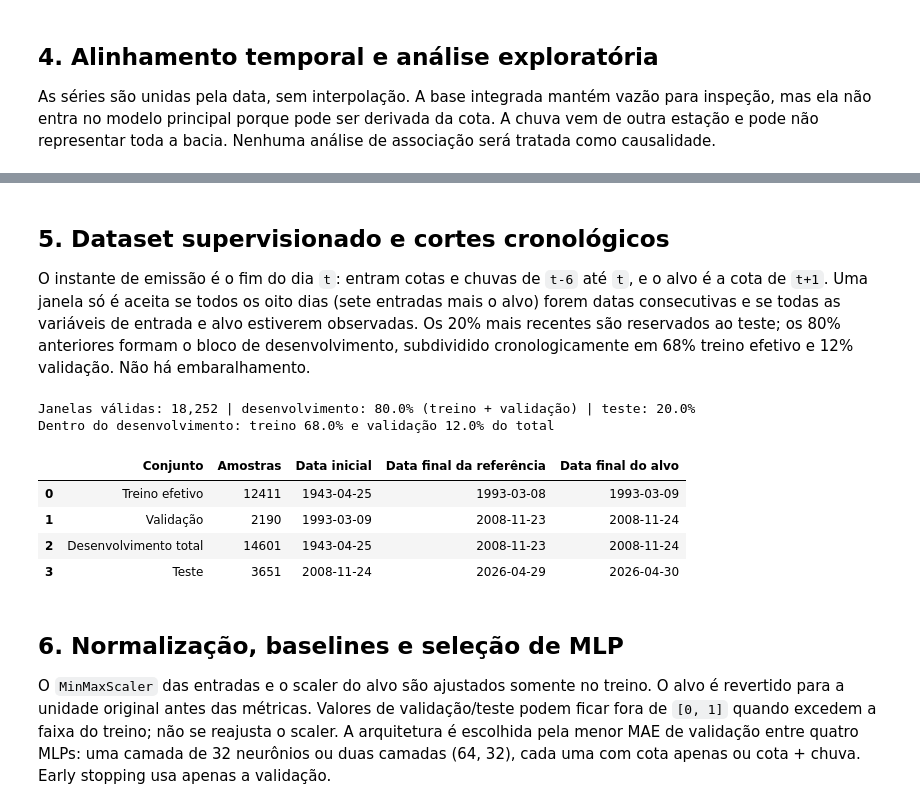
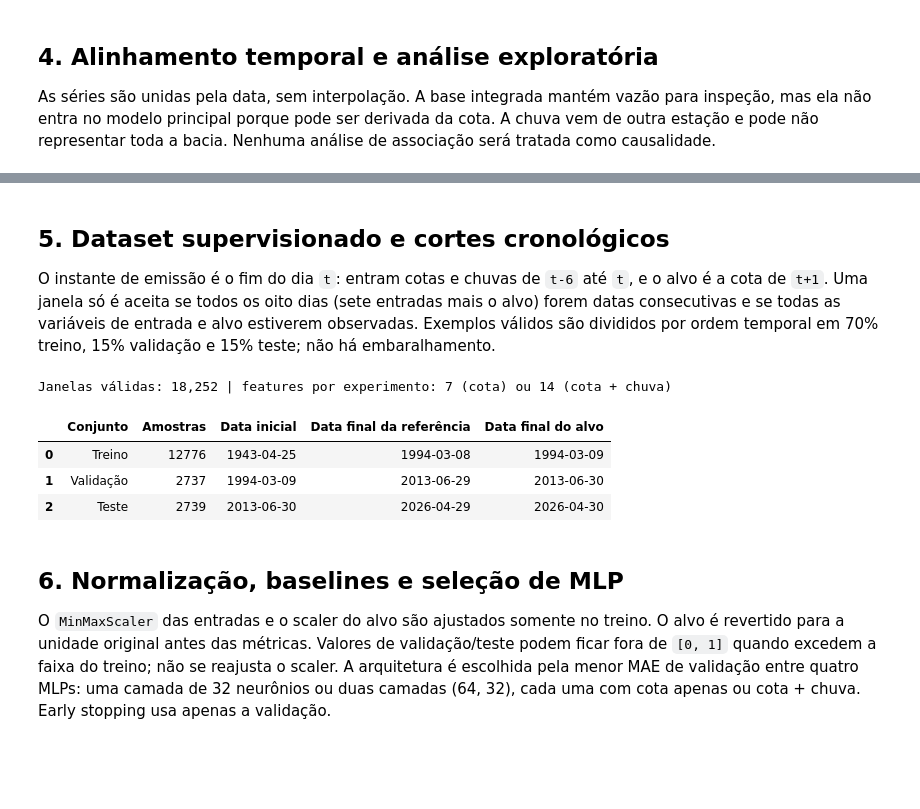
Before and after one commit to PedroMenezes296/RedesNeurais_ANA, a Jupyter notebook: RedesNeurais_ANA/notebooks/analise_redes_neurais.ipynb, the cells around one changed output, grey strips where cells are left out. Drawn from its saved outputs; the diff is of its cells as text; code cells hidden in the pictures; blank space fills up the shorter version.

```diff
--- a/RedesNeurais_ANA/notebooks/analise_redes_neurais.ipynb
+++ b/RedesNeurais_ANA/notebooks/analise_redes_neurais.ipynb
@@ -87,12 +88,11 @@ for nome, caminho in ARQUIVOS.items():
     coluna_valor = {"Cota": "Cota01", "Vazao": "Vazao01", "Chuva": "Chuva01"}[nome]
     if "Data" not in tabela or coluna_valor not in tabela:
         raise ValueError(f"Esquema inesperado em {caminho.name}; confira cabeçalho e colunas.")
-    datas_validas = pd.to_datetime(tabela["Data"], dayfirst=True, errors="coerce")
     auditoria_arquivos.append({
         "Série": nome, "Arquivo": caminho.name, "Codificação": codificacao,
         "Linha do cabeçalho": linha_cabecalho, "Linhas mensais": len(tabela),
-        "Colunas": len(tabela.columns), "Primeira data": datas_validas.min(),
-        "Última data": datas_validas.max(),
+        "Colunas": len(tabela.columns), "Primeira data": tabela["Data"].min(),
+        "Última data": tabela["Data"].max(),
     })
 display(pd.DataFrame(auditoria_arquivos))
 print("\nExemplo de registros mensais de cota:")
@@ -154,7 +155,7 @@ def expandir_diario(nome, tabela):
         "Série": nome, "Candidatas diárias com valor": len(longo),
         "Observações reais elegíveis": len(elegivel), "Dias após desempate": len(diaria),
         "Dias com duplicatas elegíveis": dias_com_colisao,
-        "Registros excluídos por status": int(len(longo) - len(elegivel)),
+        "Dias excluídos por status/ausência": int(len(longo) - len(elegivel)),
         "Primeiro dia": diaria.index.min(), "Último dia": diaria.index.max(),
         "Lacunas entre observações": int((diaria.index.to_series().diff().dt.days > 1).sum()),
     }
@@ -222,49 +223,44 @@ Estatísticas da base diária alinhada (sem preencher lacunas):
 # %% [markdown]
 ## 5. Dataset supervisionado e cortes cronológicos
 
-O instante de emissão é o fim do dia `t`: entram cotas e chuvas de `t-6` até `t`, e o alvo é a cota de `t+1`. Uma janela só é aceita se todos os oito dias (sete entradas mais o alvo) forem datas consecutivas e se todas as variáveis de entrada e alvo estiverem observadas. Os 20% mais recentes são reservados ao teste; os 80% anteriores formam o bloco de desenvolvimento, subdividido cronologicamente em 68% treino efetivo e 12% validação. Não há embaralhamento.
+O instante de emissão é o fim do dia `t`: entram cotas e chuvas de `t-6` até `t`, e o alvo é a cota de `t+1`. Uma janela só é aceita se todos os oito dias (sete entradas mais o alvo) forem datas consecutivas e se todas as variáveis de entrada e alvo estiverem observadas. Exemplos válidos são divididos por ordem temporal em 70% treino, 15% validação e 15% teste; não há embaralhamento.
 # %%
 calendario = pd.date_range(base.index.min(), base.index.max(), freq="D", name="Data")
 diaria = base.reindex(calendario)
 supervisionado = pd.DataFrame(index=calendario)
 for lag in range(6, -1, -1):
     supervisionado[f"cota_t_menos_{lag}"] = diaria["Cota"].shift(lag)
     supervisionado[f"chuva_t_menos_{lag}"] = diaria["Chuva"].shift(lag)
 supervisionado["alvo_cota_t_mais_1"] = diaria["Cota"].shift(-1)
 supervisionado["data_alvo"] = pd.Series(calendario, index=calendario).shift(-1)
 supervisionado["cota_persistencia"] = diaria["Cota"]
 
 colunas_modelo = [c for c in supervisionado if c.startswith(("cota_", "chuva_")) and c != "cota_persistencia"]
 supervisionado = supervisionado.dropna(subset=colunas_modelo + ["alvo_cota_t_mais_1", "data_alvo", "cota_persistencia"])
 supervisionado = supervisionado[supervisionado["data_alvo"] == supervisionado.index + pd.Timedelta(days=1)].copy()
 assert (supervisionado["data_alvo"] - supervisionado.index).eq(pd.Timedelta(days=1)).all()
 supervisionado.index.name = "data_referencia_t"
 supervisionado.to_csv(DIR_RESULTADOS / "dataset_supervisionado.csv", date_format="%Y-%m-%d")
 
 n = len(supervisionado)
 if n < 100:
     raise ValueError(f"Apenas {n} janelas supervisionadas válidas; quantidade insuficiente para treino/validação/teste.")
-n_desenvolvimento = int(n * 0.80)
-n_teste = n - n_desenvolvimento
-n_validacao = int(n_desenvolvimento * 0.15)
-n_treino = n_desenvolvimento - n_validacao
+n_treino = int(n * 0.70)
+n_validacao = int(n * 0.15)
 treino = supervisionado.iloc[:n_treino]
-validacao = supervisionado.iloc[n_treino:n_desenvolvimento]
-teste = supervisionado.iloc[n_desenvolvimento:]
-print(f"Janelas válidas: {n:,} | desenvolvimento: {n_desenvolvimento/n:.1%} (treino + validação) | teste: {n_teste/n:.1%}")
-print(f"Dentro do desenvolvimento: treino {n_treino/n:.1%} e validação {n_validacao/n:.1%} do total")
+validacao = supervisionado.iloc[n_treino:n_treino + n_validacao]
+teste = supervisionado.iloc[n_treino + n_validacao:]
+print(f"Janelas válidas: {n:,} | features por experimento: 7 (cota) ou 14 (cota + chuva)")
 display(pd.DataFrame([
     {"Conjunto": nome, "Amostras": len(df), "Data inicial": df.index.min(), "Data final da referência": df.index.max(), "Data final do alvo": df["data_alvo"].max()}
-    for nome, df in (("Treino efetivo", treino), ("Validação", validacao), ("Desenvolvimento total", supervisionado.iloc[:n_desenvolvimento]), ("Teste", teste))
+    for nome, df in (("Treino", treino), ("Validação", validacao), ("Teste", teste))
 ]))
 # %% [output]
-Janelas válidas: 18,252 | desenvolvimento: 80.0% (treino + validação) | teste: 20.0%
-Dentro do desenvolvimento: treino 68.0% e validação 12.0% do total
+Janelas válidas: 18,252 | features por experimento: 7 (cota) ou 14 (cota + chuva)
 |  | Conjunto | Amostras | Data inicial | Data final da referência | Data final do alvo |
-| 0 | Treino efetivo | 12411 | 1943-04-25 | 1993-03-08 | 1993-03-09 |
-| 1 | Validação | 2190 | 1993-03-09 | 2008-11-23 | 2008-11-24 |
-| 2 | Desenvolvimento total | 14601 | 1943-04-25 | 2008-11-23 | 2008-11-24 |
-| 3 | Teste | 3651 | 2008-11-24 | 2026-04-29 | 2026-04-30 |
+| 0 | Treino | 12776 | 1943-04-25 | 1994-03-08 | 1994-03-09 |
+| 1 | Validação | 2737 | 1994-03-09 | 2013-06-29 | 2013-06-30 |
+| 2 | Teste | 2739 | 2013-06-30 | 2026-04-29 | 2026-04-30 |
 # %% [markdown]
 ## 6. Normalização, baselines e seleção de MLP
 
```
Also changed, not shown: parts of 10 cells of this notebook, 5 other files.
